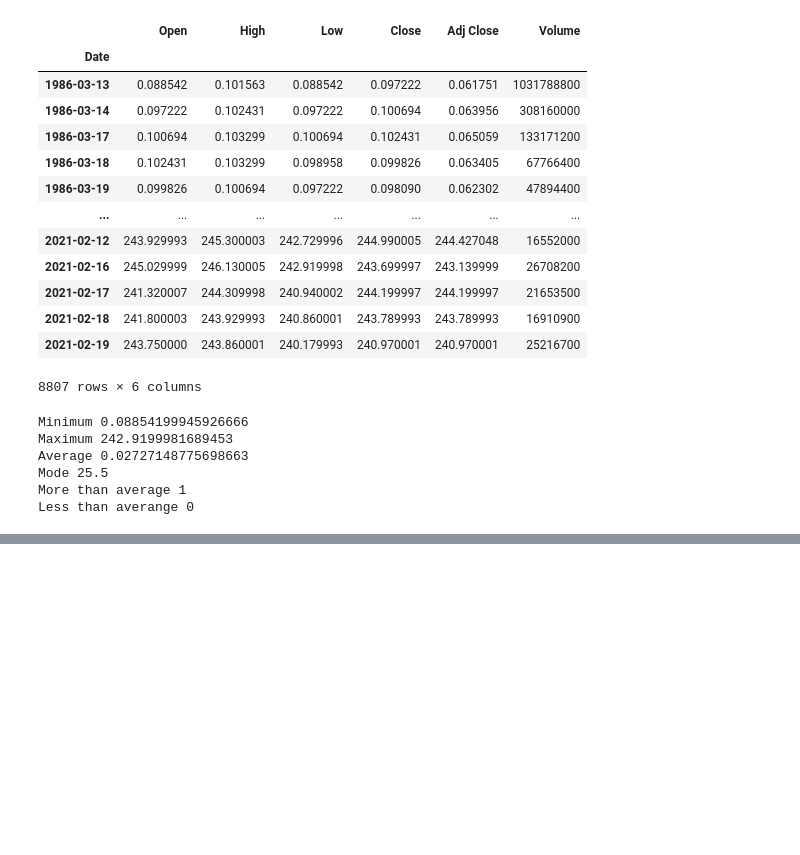
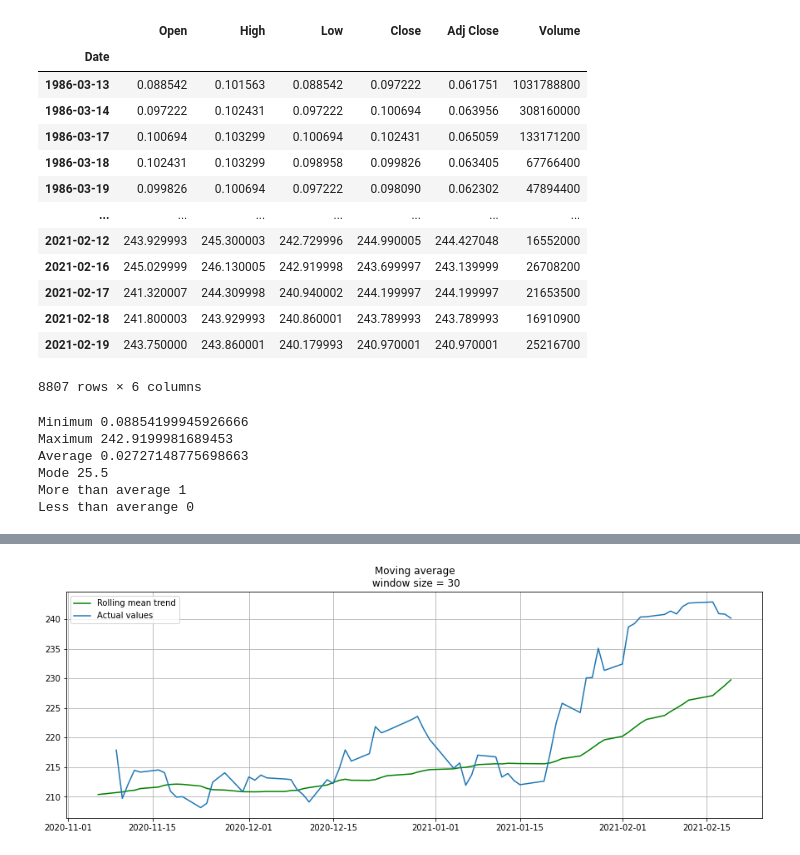
Before and after one commit to K7chyp/msft_time_series, a Jupyter notebook: msft_time_series.ipynb, the cells around one changed output, grey strips where cells are left out. Cells and saved outputs as stored; diff of their text form; code cells hidden in the pictures; blank space fills up the shorter version.

```diff
--- a/msft_time_series.ipynb
+++ b/msft_time_series.ipynb
@@ -168,0 +181,5 @@ preproc.moving_average('Low', 5)
+# %%
+vis = Visualisation(df_msft[-100::])
+vis.plot_moving_average('Low', 30)
+# %% [output]
+[figure, added]
```
Also changed, not shown: parts of 6 cells of this notebook.
